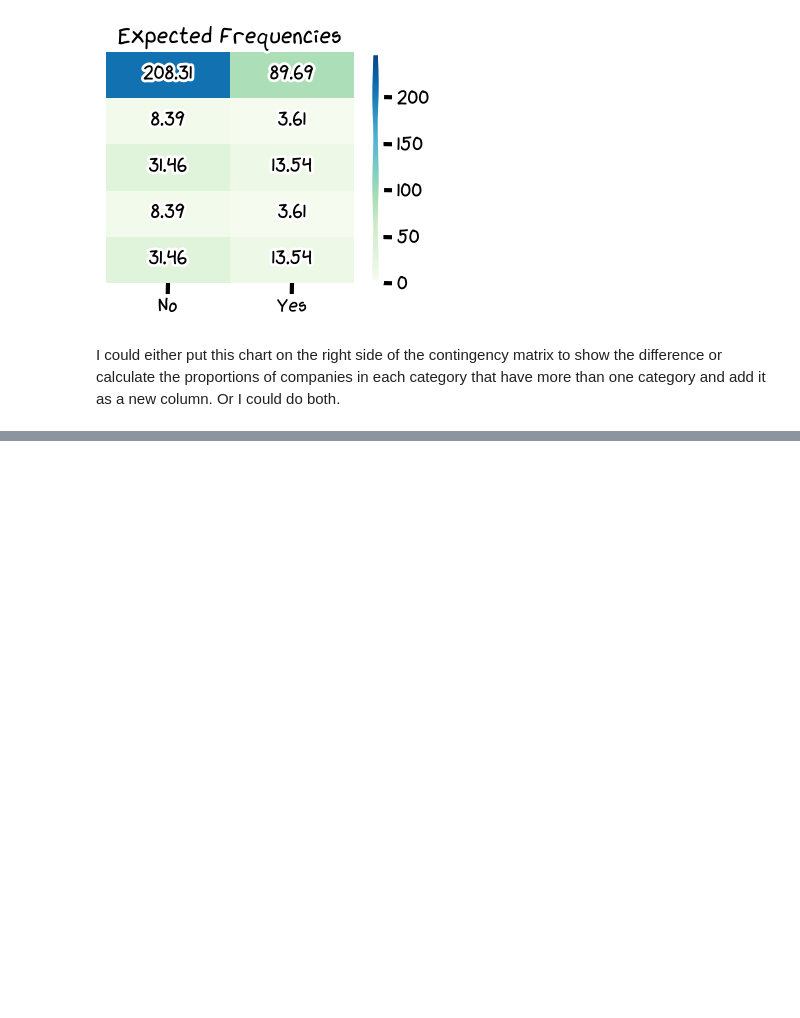
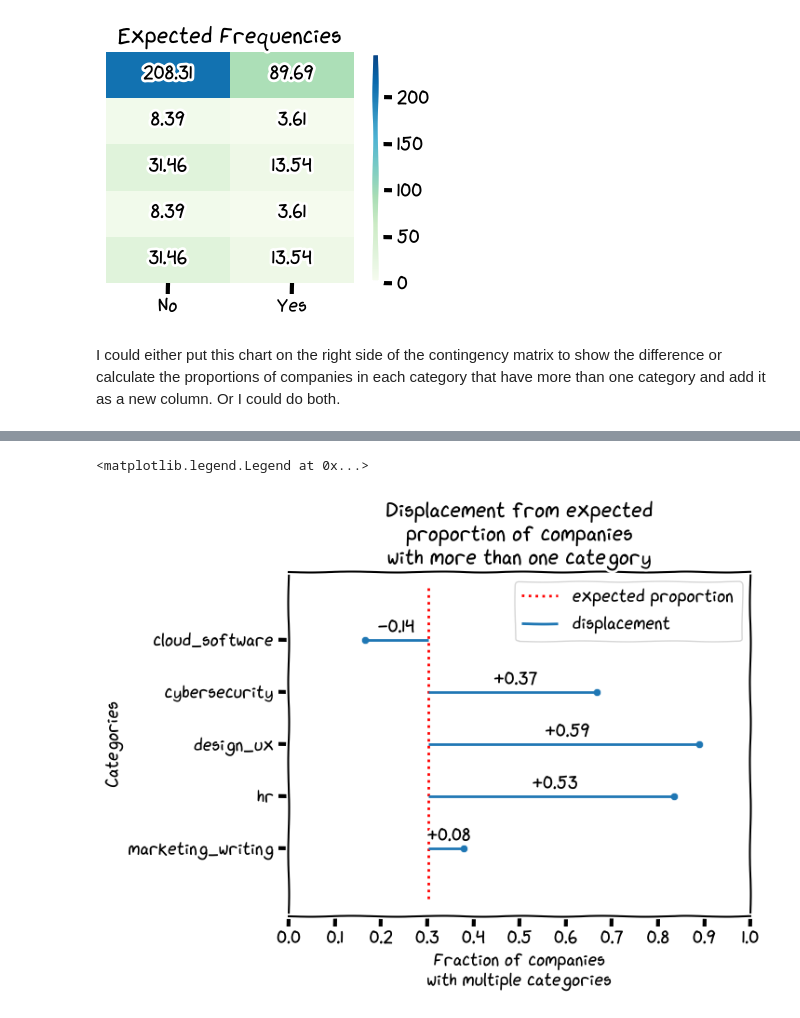
Before and after one commit to FrancescoManfredi/AIRV-analysis, a Jupyter notebook: workbench.ipynb, the cells around one changed output, grey strips where cells are left out. Drawn from its saved outputs; the diff is of its cells as text; code cells hidden in the pictures; blank space fills up the shorter version.

```diff
--- a/workbench.ipynb
+++ b/workbench.ipynb
@@ -625,0 +647,25 @@ Chi2ContingencyResult(statistic=125.39297603965372, pvalue=3.7616354613201274e-2
+# %%
+sns.scatterplot(
+    y=prop_and_deviation.index,
+    x=(prop_and_deviation.prop_has_multi_cat)
+)
+plt.vlines(x=expected_prop, ymin=-1, ymax=5, label="expected proportion", colors='red', linestyles="dotted")
+plt.title("Displacement from expected\nproportion of companies\nwith more than one category")
+plt.xlim((0, 1))
+plt.xticks(np.arange(0, 1.1, 0.1))
+plt.ylabel("Categories")
+plt.xlabel("Fraction of companies\nwith multiple categories")
+plt.hlines(
+    y=prop_and_deviation.index,
+    xmin=prop_and_deviation.prop_has_multi_cat,
+    xmax=[expected_prop]*len(prop_and_deviation),
+    label="displacement"
+)
+i=-0.15
+for row in prop_and_deviation.itertuples(name=None):
+    plt.text(x=(row[1]+expected_prop)/2-0.04, y=i, s=f"{row[2]:+.2f}")
+    i+=1
+plt.legend()
+# %% [output]
+<matplotlib.legend.Legend at 0x...>
+[figure, added]
```
Also changed, not shown: parts of 29 cells of this notebook.
